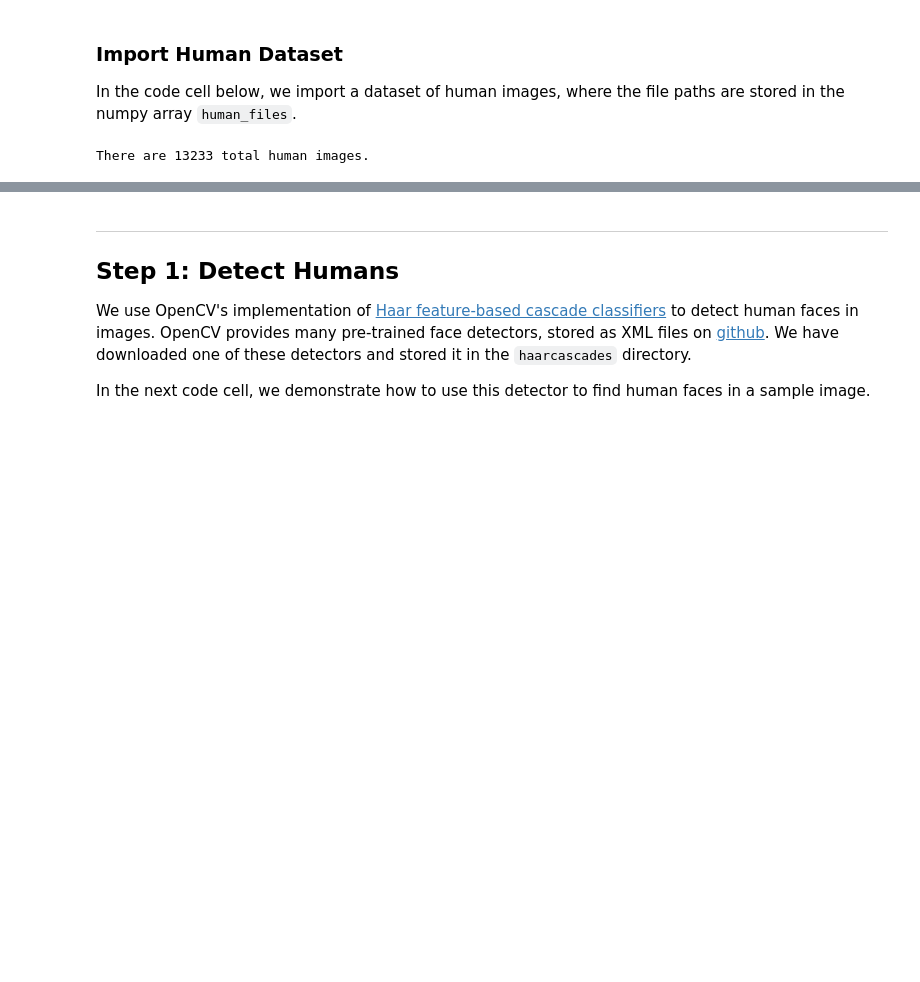
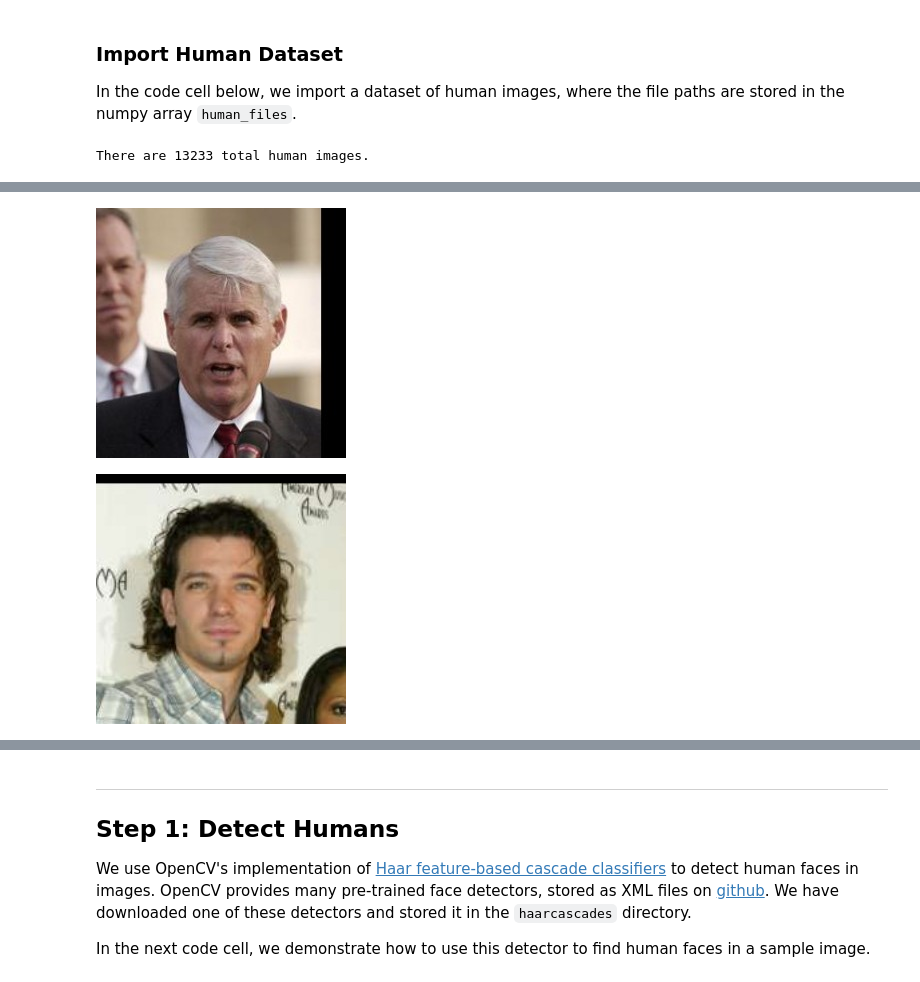
Before and after one commit to dmoreno757/capstone-DS-dog-breed, a Jupyter notebook: dog_app.ipynb, the cells around one changed output, grey strips where cells are left out. Cells and saved outputs as stored; diff of their text form; code cells hidden in the pictures; blank space fills up the shorter version.

```diff
--- a/dog_app.ipynb
+++ b/dog_app.ipynb
@@ -108,0 +125,11 @@ There are 13233 total human images.
+# %%
+from IPython.display import Image
+from IPython.display import display
+img1 = Image(filename='../../../data/lfw/Rick_Dinse/Rick_Dinse_0002.jpg')
+img2 = Image(filename='../../../data/lfw/JC_Chasez/JC_Chasez_0001.jpg')
+#img3 = Image(filename='1.png')
+#img4 = Image(filename='2.png')
+display(img1, img2)
+# %% [output]
+[figure, added]
+[figure, added]
```
Also changed, not shown: parts of 23 cells of this notebook.
